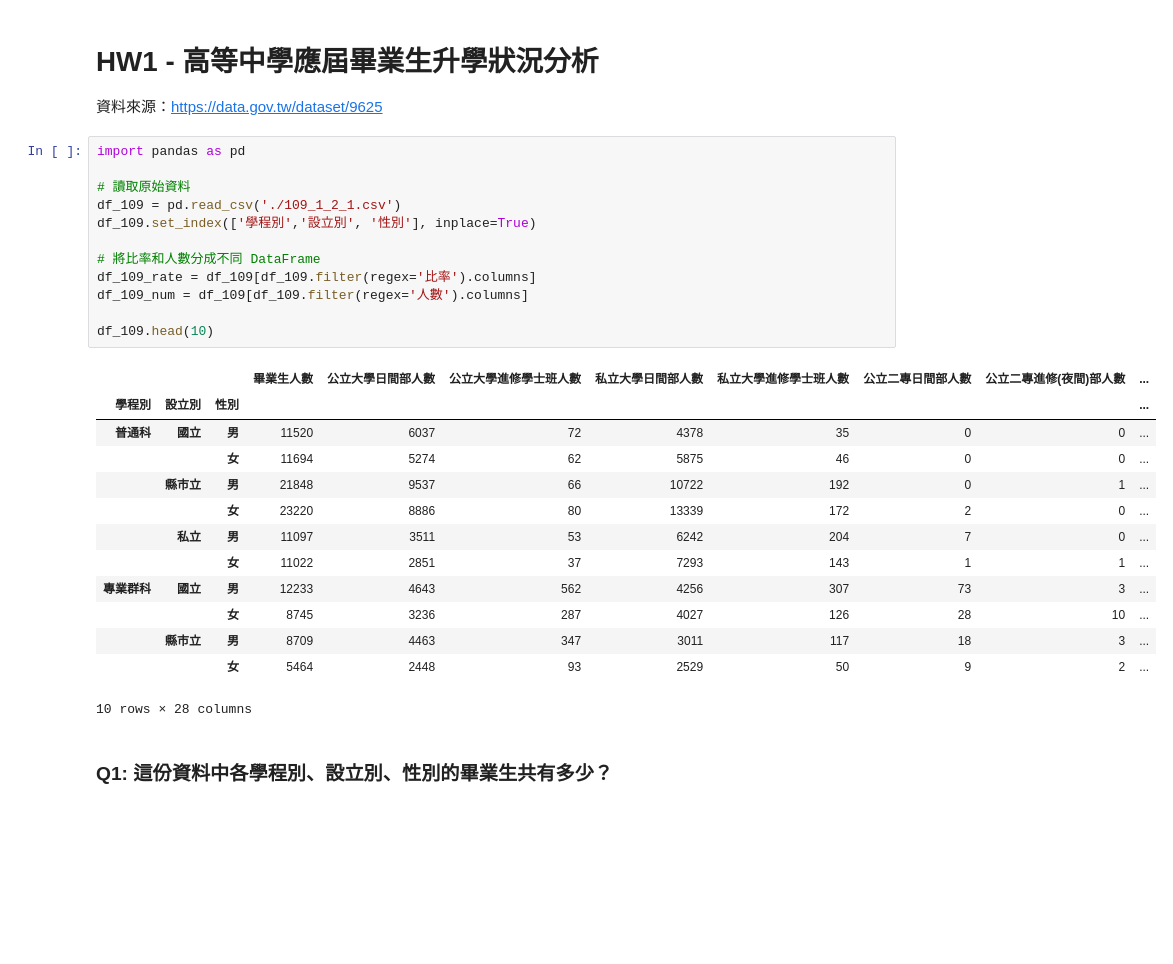
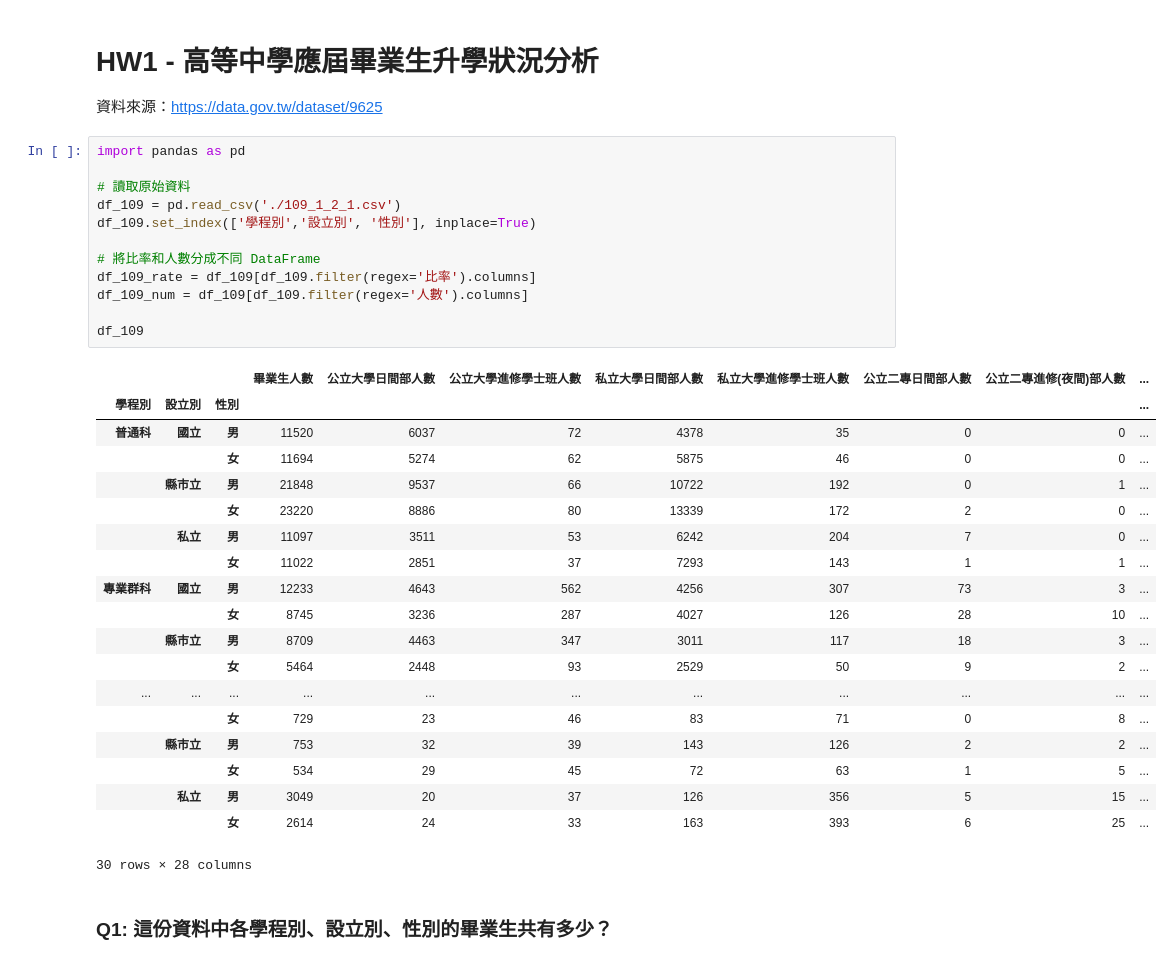
Before and after one commit to din2009siuc/LAT-Repo, a Jupyter notebook: hw1-2.ipynb, the cells around one changed output. Cells and saved outputs as stored; diff of their text form; blank space fills up the shorter version.

```diff
--- a/hw1-2.ipynb
+++ b/hw1-2.ipynb
@@ -5,29 +5,35 @@
 # %%
 import pandas as pd
 
 # 讀取原始資料
 df_109 = pd.read_csv('./109_1_2_1.csv')
 df_109.set_index(['學程別','設立別', '性別'], inplace=True)
 
 # 將比率和人數分成不同 DataFrame
 df_109_rate = df_109[df_109.filter(regex='比率').columns]
 df_109_num = df_109[df_109.filter(regex='人數').columns]
 
-df_109.head(10)
+df_109
 # %% [output]
 |  |  |  | 畢業生人數 | 公立大學日間部人數 | 公立大學進修學士班人數 | 私立大學日間部人數 | 私立大學進修學士班人數 | 公立二專日間部人數 | 公立二專進修(夜間)部人數 | ... |
 | 學程別 | 設立別 | 性別 |  |  |  |  |  |  |  | ... |
 | 普通科 | 國立 | 男 | 11520 | 6037 | 72 | 4378 | 35 | 0 | 0 | ... |
 |  |  | 女 | 11694 | 5274 | 62 | 5875 | 46 | 0 | 0 | ... |
 |  | 縣市立 | 男 | 21848 | 9537 | 66 | 10722 | 192 | 0 | 1 | ... |
 |  |  | 女 | 23220 | 8886 | 80 | 13339 | 172 | 2 | 0 | ... |
 |  | 私立 | 男 | 11097 | 3511 | 53 | 6242 | 204 | 7 | 0 | ... |
 |  |  | 女 | 11022 | 2851 | 37 | 7293 | 143 | 1 | 1 | ... |
 | 專業群科 | 國立 | 男 | 12233 | 4643 | 562 | 4256 | 307 | 73 | 3 | ... |
 |  |  | 女 | 8745 | 3236 | 287 | 4027 | 126 | 28 | 10 | ... |
 |  | 縣市立 | 男 | 8709 | 4463 | 347 | 3011 | 117 | 18 | 3 | ... |
 |  |  | 女 | 5464 | 2448 | 93 | 2529 | 50 | 9 | 2 | ... |
+| ... | ... | ... | ... | ... | ... | ... | ... | ... | ... | ... |
+|  |  | 女 | 729 | 23 | 46 | 83 | 71 | 0 | 8 | ... |
+|  | 縣市立 | 男 | 753 | 32 | 39 | 143 | 126 | 2 | 2 | ... |
+|  |  | 女 | 534 | 29 | 45 | 72 | 63 | 1 | 5 | ... |
+|  | 私立 | 男 | 3049 | 20 | 37 | 126 | 356 | 5 | 15 | ... |
+|  |  | 女 | 2614 | 24 | 33 | 163 | 393 | 6 | 25 | ... |
-10 rows × 28 columns
+30 rows × 28 columns
 # %% [markdown]
 ### Q1: 這份資料中各學程別、設立別、性別的畢業生共有多少？
 # %%
```
Also changed, not shown: parts of 6 cells of this notebook, 1 other file.
